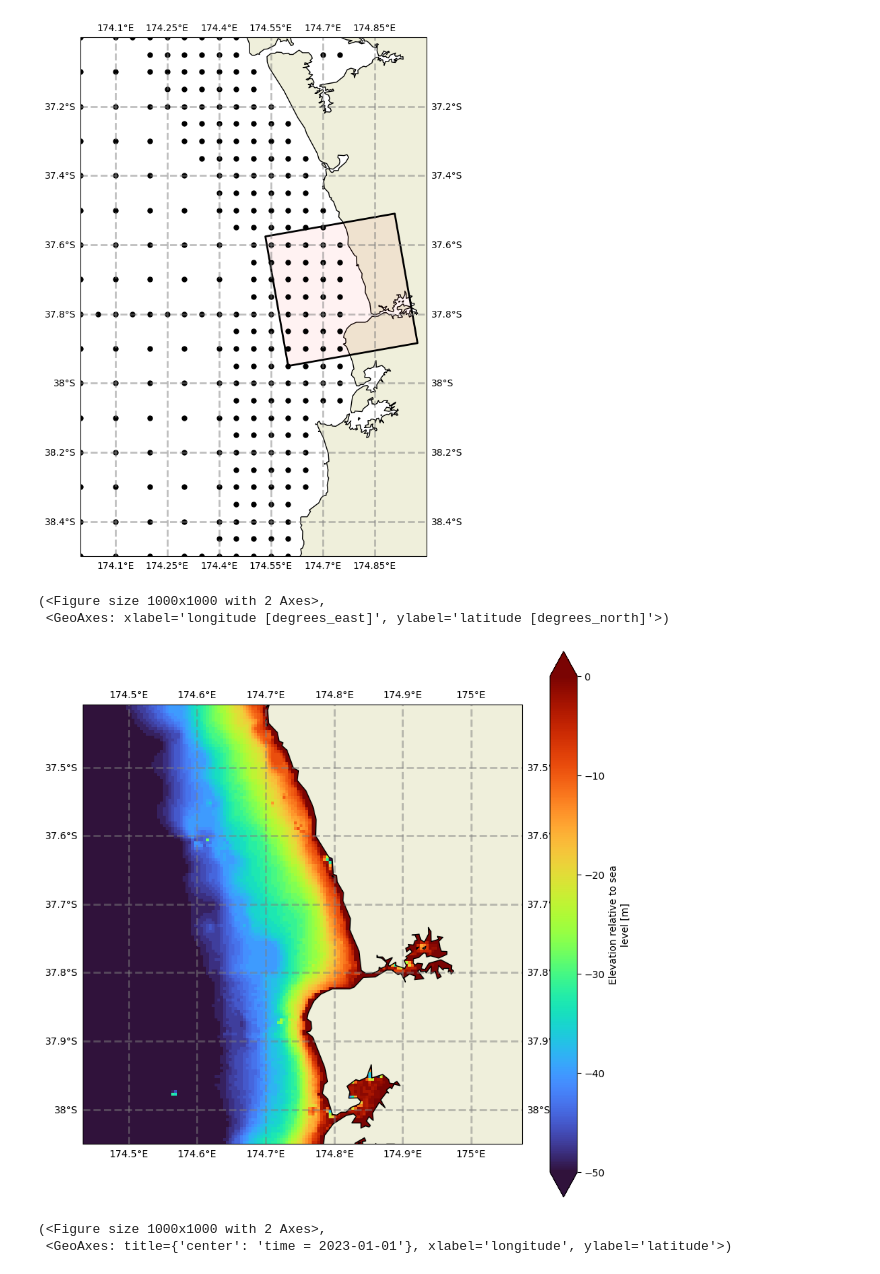
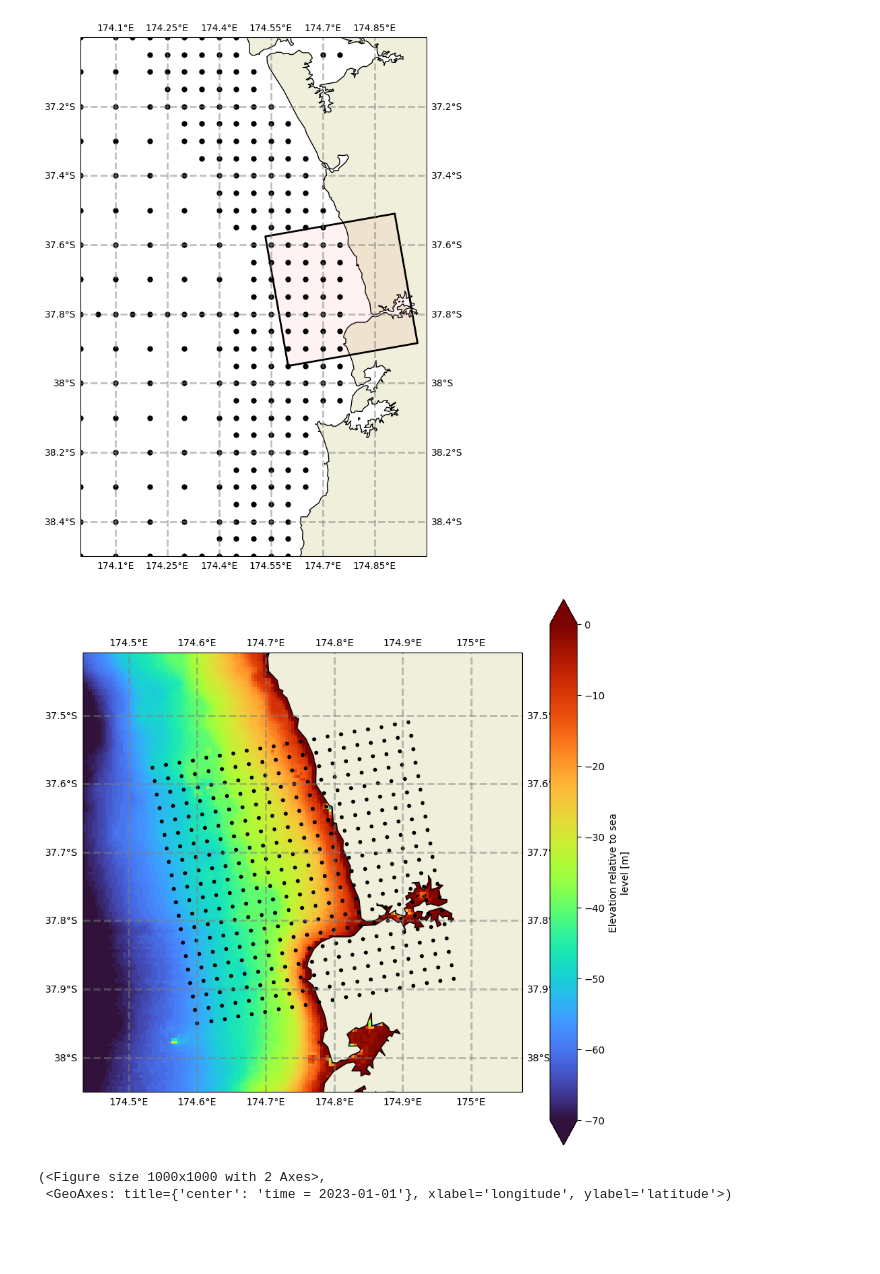
Before and after one commit to sppigot/rompy, a Jupyter notebook: notebooks/oceanum_example.ipynb, the cells around one changed output. Saved outputs shown, nothing was run; the diff lists cells and outputs as text; code cells hidden in the pictures; blank space fills up the shorter version.

Commit message:
Overlay grid point onto bathy plot

```diff
--- a/notebooks/oceanum_example.ipynb
+++ b/notebooks/oceanum_example.ipynb
@@ -80,14 +83,13 @@ ylim = ax.set_ylim(ylim)
 # %% [output]
 [figure]
 # %%
-# Plot bottom grid
+# Plot bottom grid to check
 
 run.config.forcing.bottom._filter_grid(grid=run.config.grid)
-run.config.forcing.bottom.plot(param='elevation', vmin=-50, vmax=0)
+fig, ax = run.config.forcing.bottom.plot(param='elevation', vmin=-70, vmax=0)
+ax.plot(run.config.grid.x, run.config.grid.y, ".k");
 # %% [output]
-(<Figure size 1000x1000 with 2 Axes>,
- <GeoAxes: xlabel='longitude [degrees_east]', ylabel='latitude [degrees_north]'>)
-[figure, old version]
+[figure, new version]
 # %%
 # Plot a single time step of the wind as a check
 # (note that these next three lines are done internally within the wrapper,
```
Also changed, not shown: parts of 1 cell of this notebook.
